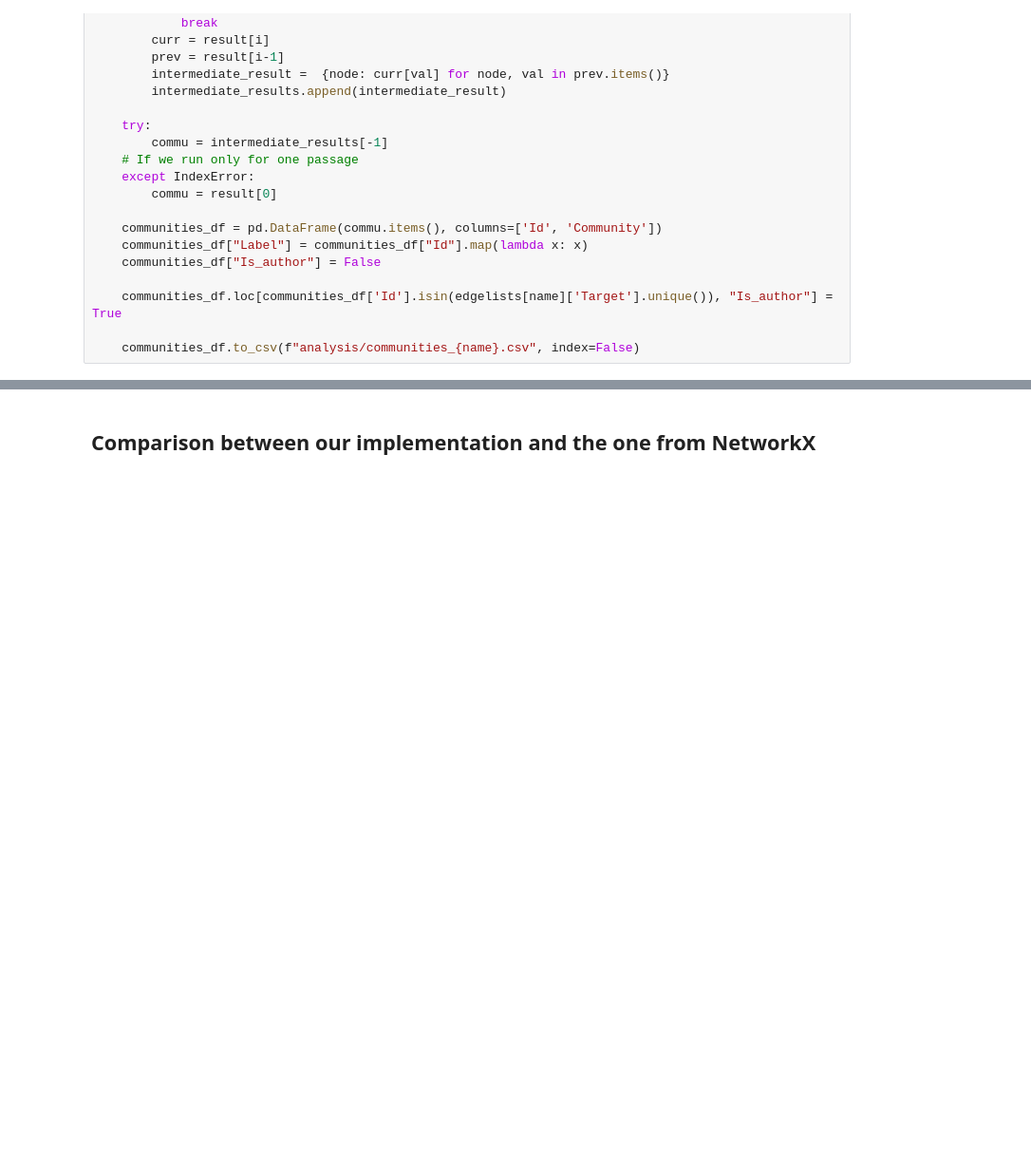
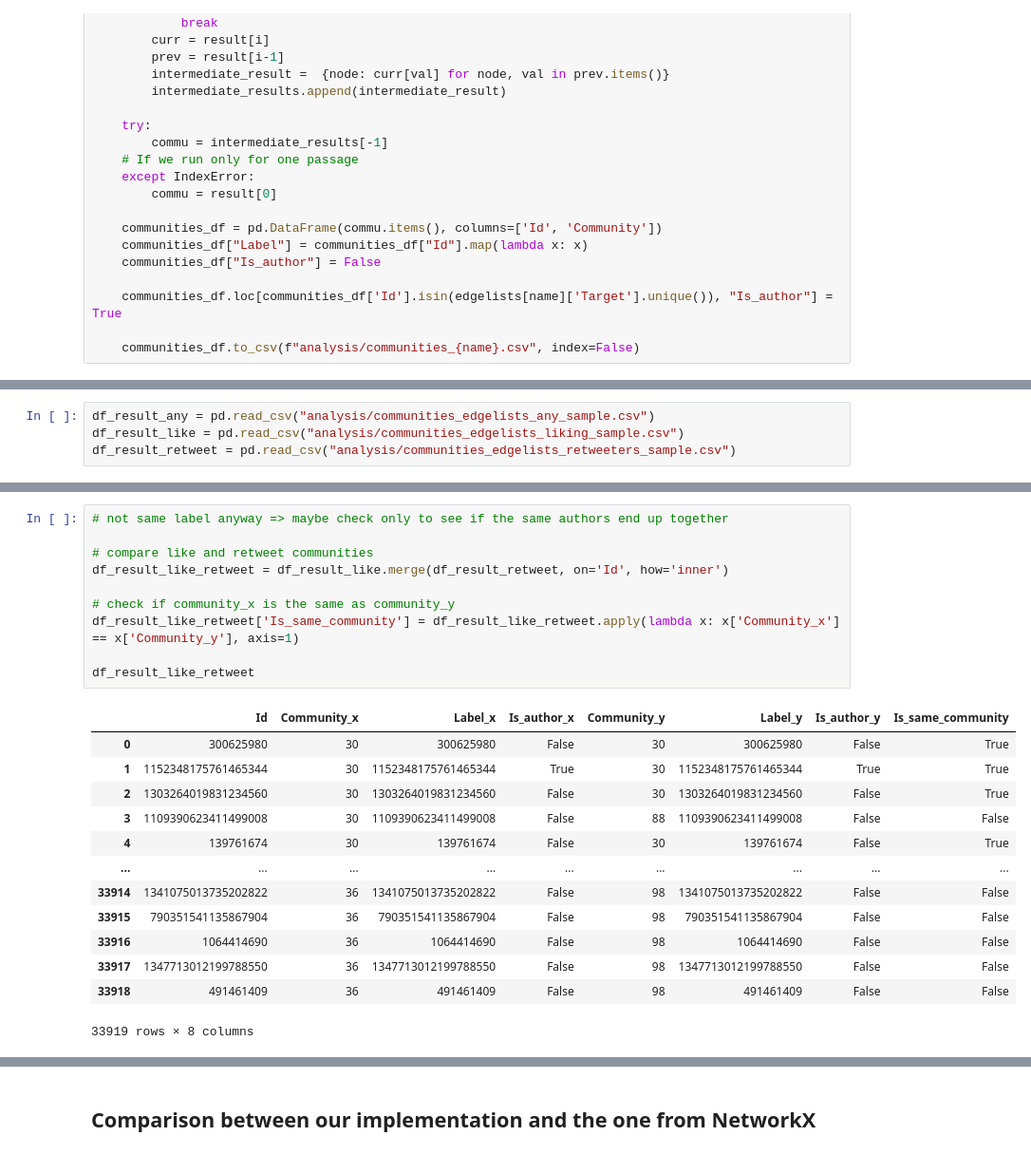
Before and after one commit to ChristopheBroillet/twitter-ukraine-conflict, a Jupyter notebook: 3-analysis.ipynb, the cells around one changed output, grey strips where cells are left out. Shown: that part at 95% size. Cells and saved outputs as stored; diff of their text form; blank space fills up the shorter version.

```diff
--- a/3-analysis.ipynb
+++ b/3-analysis.ipynb
@@ -192,0 +197,4 @@ for name, result in results.items():
+# %%
+df_result_any = pd.read_csv("analysis/communities_edgelists_any_sample.csv")
+df_result_like = pd.read_csv("analysis/communities_edgelists_liking_sample.csv")
+df_result_retweet = pd.read_csv("analysis/communities_edgelists_retweeters_sample.csv")
@@ -192,0 +235,24 @@ for name, result in results.items():
+# %%
+# not same label anyway => maybe check only to see if the same authors end up together
+
+# compare like and retweet communities
+df_result_like_retweet = df_result_like.merge(df_result_retweet, on='Id', how='inner')
+
+# check if community_x is the same as community_y
+df_result_like_retweet['Is_same_community'] = df_result_like_retweet.apply(lambda x: x['Community_x'] == x['Community_y'], axis=1)
+
+df_result_like_retweet
+# %% [output]
+|  | Id | Community_x | Label_x | Is_author_x | Community_y | Label_y | Is_author_y | Is_same_community |
+| 0 | 300625980 | 30 | 300625980 | False | 30 | 300625980 | False | True |
+| 1 | 1152348175761465344 | 30 | 1152348175761465344 | True | 30 | 1152348175761465344 | True | True |
+| 2 | 1303264019831234560 | 30 | 1303264019831234560 | False | 30 | 1303264019831234560 | False | True |
+| 3 | 1109390623411499008 | 30 | 1109390623411499008 | False | 88 | 1109390623411499008 | False | False |
+| 4 | 139761674 | 30 | 139761674 | False | 30 | 139761674 | False | True |
+| ... | ... | ... | ... | ... | ... | ... | ... | ... |
+| 33914 | 1341075013735202822 | 36 | 1341075013735202822 | False | 98 | 1341075013735202822 | False | False |
+| 33915 | 790351541135867904 | 36 | 790351541135867904 | False | 98 | 790351541135867904 | False | False |
+| 33916 | 1064414690 | 36 | 1064414690 | False | 98 | 1064414690 | False | False |
+| 33917 | 1347713012199788550 | 36 | 1347713012199788550 | False | 98 | 1347713012199788550 | False | False |
+| 33918 | 491461409 | 36 | 491461409 | False | 98 | 491461409 | False | False |
+33919 rows × 8 columns
```
Also changed, not shown: parts of 8 cells of this notebook.
